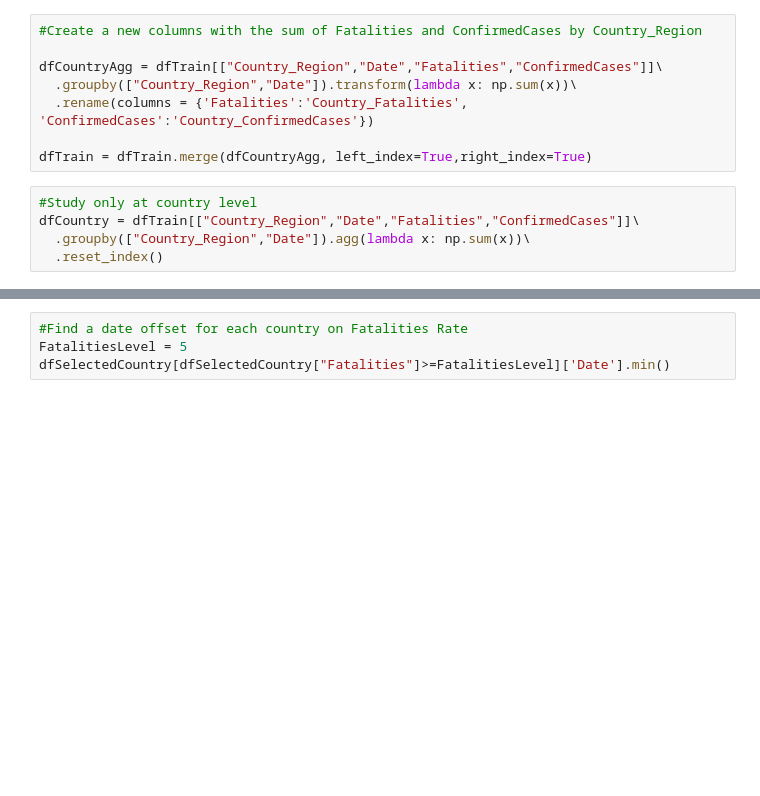
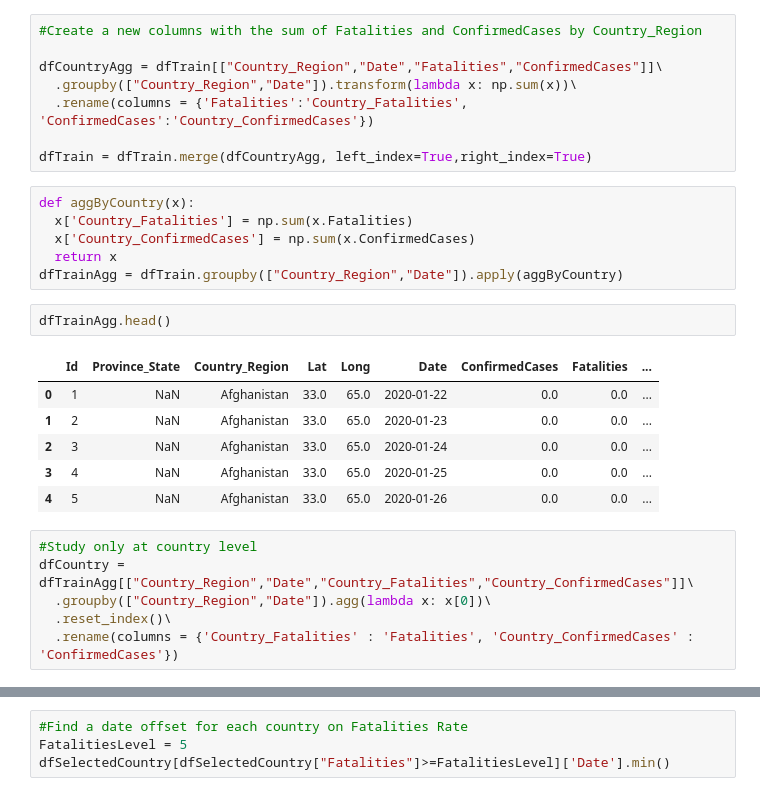
Before and after one commit to ldejuan/covid, a Jupyter notebook: descriptive_analysis.ipynb, the cells around one changed output, grey strips where cells are left out. Cells and saved outputs as stored; diff of their text form; blank space fills up the shorter version.

```diff
--- a/descriptive_analysis.ipynb
+++ b/descriptive_analysis.ipynb
@@ -41,10 +71,26 @@ dfCountryAgg = dfTrain[["Country_Region","Date","Fatalities","ConfirmedCases"]]\
   .rename(columns = {'Fatalities':'Country_Fatalities', 'ConfirmedCases':'Country_ConfirmedCases'})
 
 dfTrain = dfTrain.merge(dfCountryAgg, left_index=True,right_index=True)
+# %%
+def aggByCountry(x):
+  x['Country_Fatalities'] = np.sum(x.Fatalities)
+  x['Country_ConfirmedCases'] = np.sum(x.ConfirmedCases)
+  return x
+dfTrainAgg = dfTrain.groupby(["Country_Region","Date"]).apply(aggByCountry)
+# %%
+dfTrainAgg.head()
+# %% [output]
+|  | Id | Province_State | Country_Region | Lat | Long | Date | ConfirmedCases | Fatalities | ... |
+| 0 | 1 | NaN | Afghanistan | 33.0 | 65.0 | 2020-01-22 | 0.0 | 0.0 | ... |
+| 1 | 2 | NaN | Afghanistan | 33.0 | 65.0 | 2020-01-23 | 0.0 | 0.0 | ... |
+| 2 | 3 | NaN | Afghanistan | 33.0 | 65.0 | 2020-01-24 | 0.0 | 0.0 | ... |
+| 3 | 4 | NaN | Afghanistan | 33.0 | 65.0 | 2020-01-25 | 0.0 | 0.0 | ... |
+| 4 | 5 | NaN | Afghanistan | 33.0 | 65.0 | 2020-01-26 | 0.0 | 0.0 | ... |
 # %%
 #Study only at country level
-dfCountry = dfTrain[["Country_Region","Date","Fatalities","ConfirmedCases"]]\
-  .groupby(["Country_Region","Date"]).agg(lambda x: np.sum(x))\
-  .reset_index()
+dfCountry = dfTrainAgg[["Country_Region","Date","Country_Fatalities","Country_ConfirmedCases"]]\
+  .groupby(["Country_Region","Date"]).agg(lambda x: x[0])\
+  .reset_index()\
+  .rename(columns = {'Country_Fatalities' : 'Fatalities', 'Country_ConfirmedCases' : 'ConfirmedCases'})
 # %%
 dfCountry.head()
```
Also changed, not shown: parts of 15 cells of this notebook.
